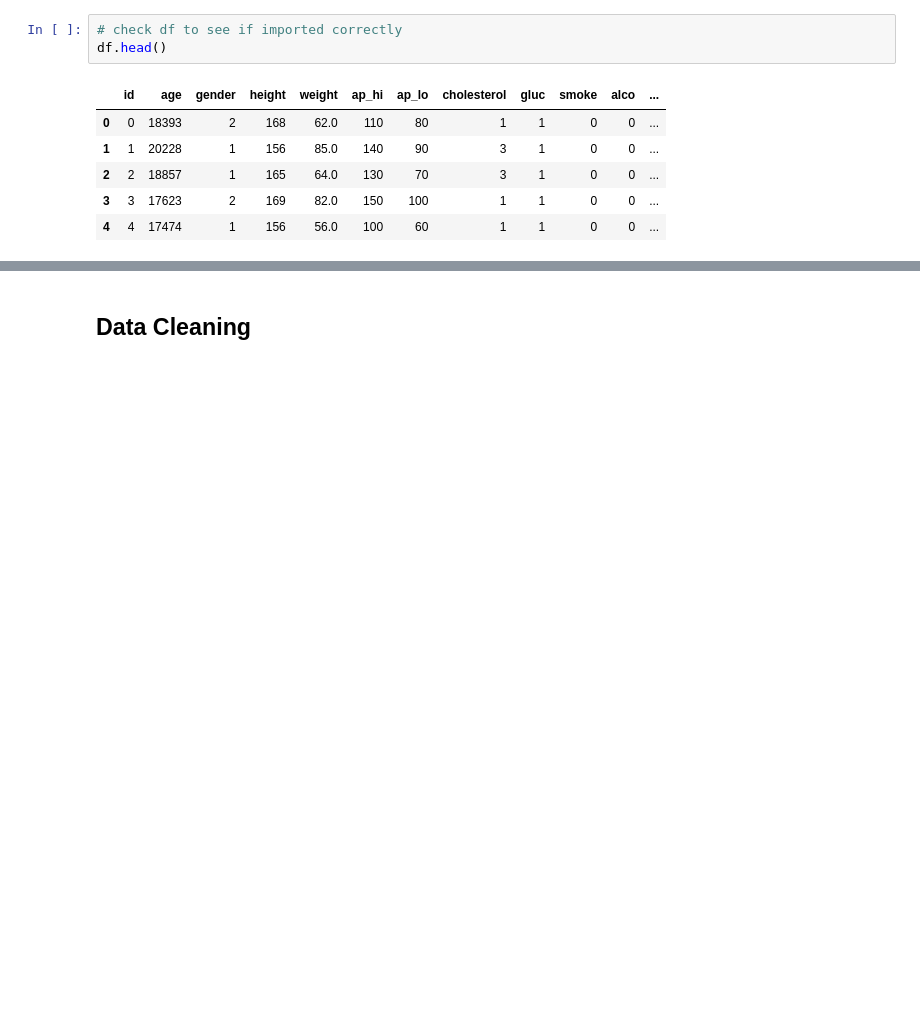
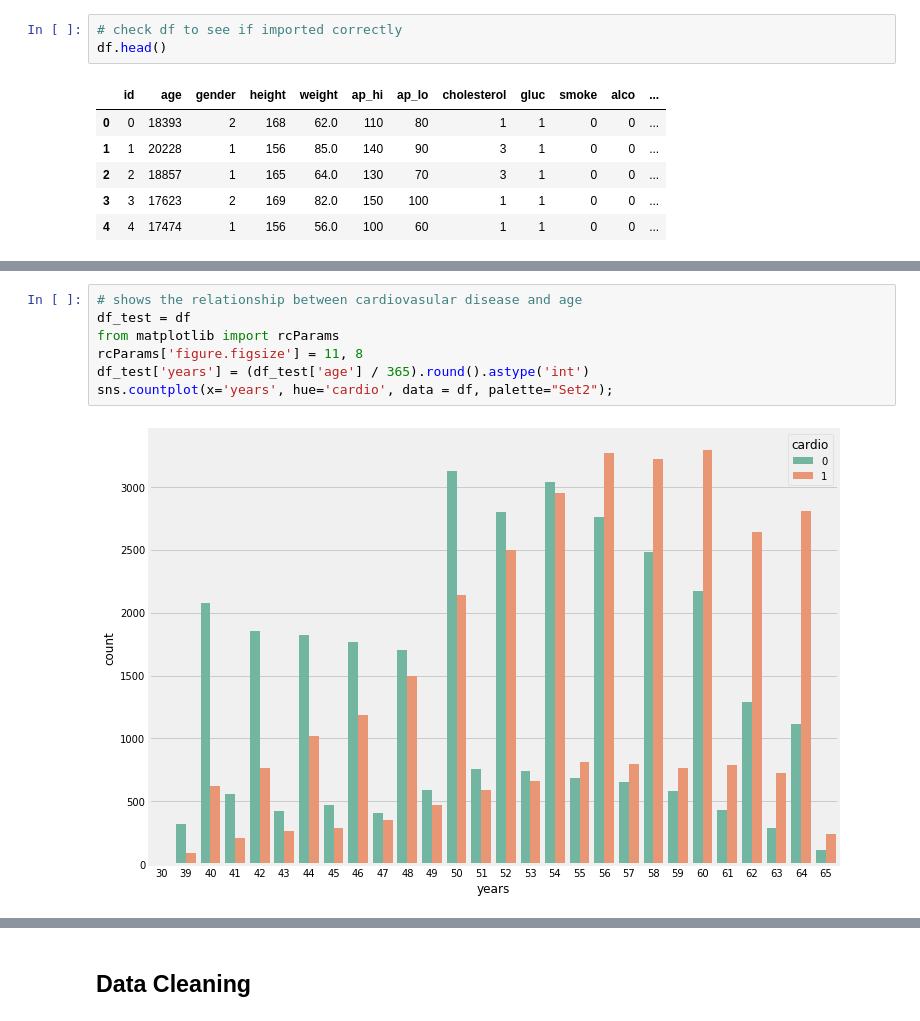
Before and after one commit to Princess-1/ds-3-project, a Jupyter notebook: Module 3 Final Project - Cardiovascular Disease.ipynb, the cells around one changed output, grey strips where cells are left out. Saved outputs shown, nothing was run; the diff lists cells and outputs as text; blank space fills up the shorter version.

```diff
--- a/Module 3 Final Project - Cardiovascular Disease.ipynb
+++ b/Module 3 Final Project - Cardiovascular Disease.ipynb
@@ -67,3 +76,12 @@ sns.pairplot(df[['age', 'cardio']]);
+# %%
+# shows the relationship between cardiovasular disease and age
+df_test = df
+from matplotlib import rcParams
+rcParams['figure.figsize'] = 11, 8
+df_test['years'] = (df_test['age'] / 365).round().astype('int')
+sns.countplot(x='years', hue='cardio', data = df, palette="Set2");
+# %% [output]
+[figure, added]
 # %% [markdown]
 Observations:
 * No null values within the entire dataset. Additionally, per Kaggle description, confirmed no null values from owner.
```
Also changed, not shown: parts of 16 cells of this notebook.
